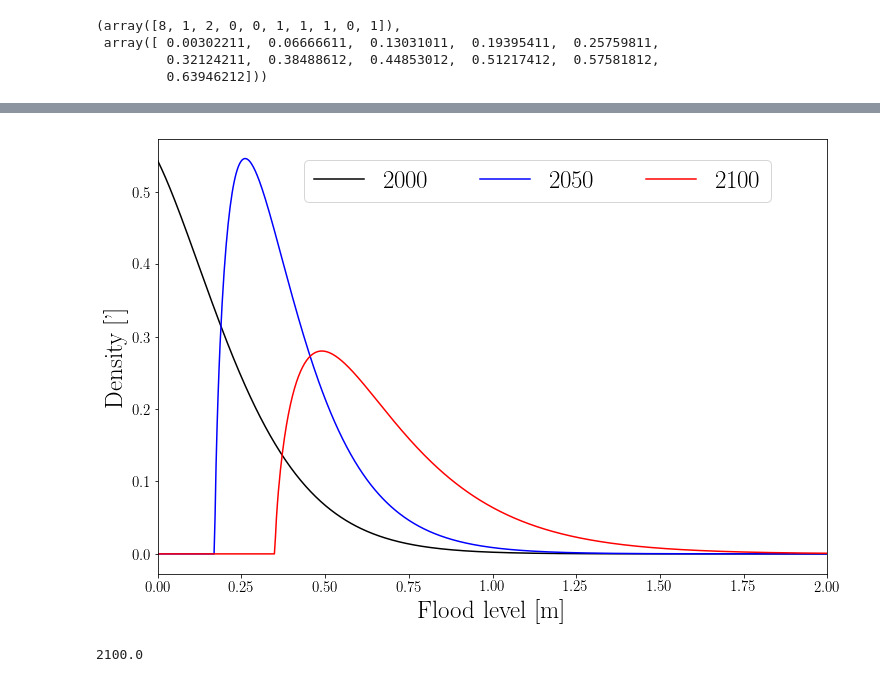
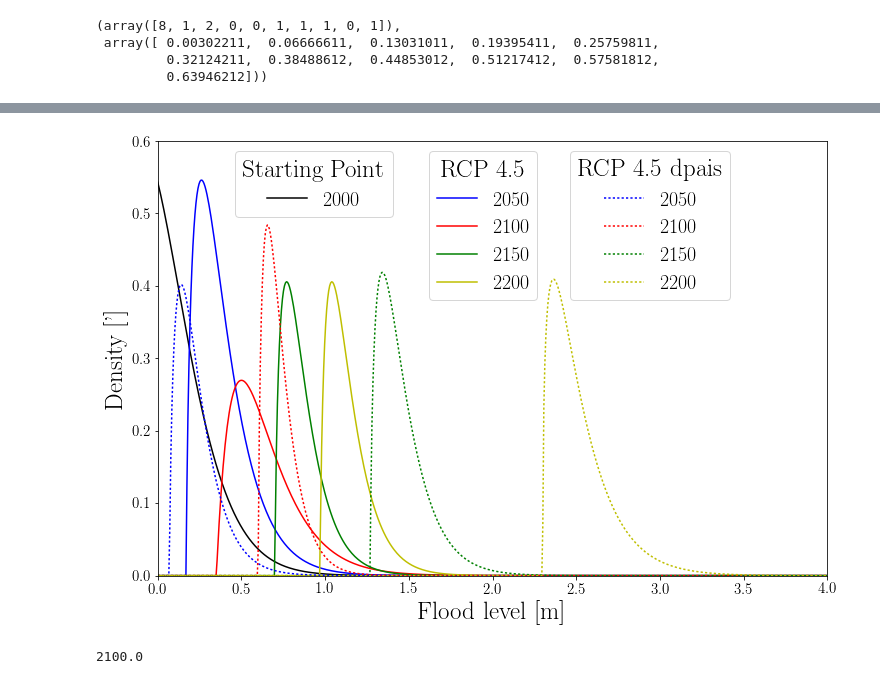
Before and after one commit to CoastalHazardsVT/ReadRemoteData, a Jupyter notebook: Create_Plots.ipynb, the cells around one changed output, grey strips where cells are left out. Drawn from its saved outputs; the diff is of its cells as text; code cells hidden in the pictures.

```diff
--- a/Create_Plots.ipynb
+++ b/Create_Plots.ipynb
@@ -177,15 +233,33 @@ def weibull(u,shape,scale):
 # %%
 from scipy.interpolate import UnivariateSpline
 n=len(y2100_s)
-xx=linspace(0.0,3,31)
+xx=linspace(0.0,4,41)
 p_2000, x_2000 = histogram(y2000_s, bins=xx,normed=True) # bin it into n = N/10 bins
 x_2000 = x_2000[:-1] + (x_2000[1] - x_2000[0])/2   # convert bin edges to centers
 
 p_2050, x_2050 = histogram(y2050_s, bins=xx,normed=True) # bin it into n = N/10 bins
 x_2050 = x_2050[:-1] + (x_2050[1] - x_2050[0])/2
 
+p_2050_a, x_2050_a = histogram(y2050_a_s, bins=xx,normed=True) # bin it into n = N/10 bins
+x_2050_a = x_2050_a[:-1] + (x_2050_a[1] - x_2050_a[0])/2
+
 p_2100, x_2100 = histogram(y2100_s, bins=xx,normed=True) # bin it into n = N/10 bins
 x_2100 = x_2100[:-1] + (x_2100[1] - x_2100[0])/2   # convert bin edges to centers
+
+p_2100_a, x_2100_a = histogram(y2100_a_s, bins=xx,normed=True) # bin it into n = N/10 bins
+x_2100_a = x_2100_a[:-1] + (x_2100_a[1] - x_2100_a[0])/2   # convert bin edges to centers
+
+p_2150, x_2150 = histogram(y2150_s, bins=xx,normed=True) # bin it into n = N/10 bins
+x_2150 = x_2150[:-1] + (x_2150[1] - x_2150[0])/2
+
+p_2150_a, x_2150_a = histogram(y2150_a_s, bins=xx,normed=True) # bin it into n = N/10 bins
+x_2150_a = x_2150_a[:-1] + (x_2150_a[1] - x_2150_a[0])/2
+
+p_2200, x_2200 = histogram(y2200_s, bins=xx,normed=True) # bin it into n = N/10 bins
+x_2200 = x_2200[:-1] + (x_2200[1] - x_2200[0])/2   # convert bin edges to centers
+
+p_2200_a, x_2200_a = histogram(y2200_a_s, bins=xx,normed=True) # bin it into n = N/10 bins
+x_2200_a = x_2200_a[:-1] + (x_2200_a[1] - x_2200_a[0])/2   # convert bin edges to centers
 
 
 
@@ -211,41 +276,92 @@ from scipy.stats import skewnorm
 # %%
 import scipy.stats as stats
 #fit_alpha, fit_loc, fit_beta=stats.gamma.fit(y2100_s)
 param = stats.gamma.fit(y2100_s, floc=0)
-n_x=linspace(0,3.0,1000)
+n_x=linspace(0,6.0,1000)
 
 
 mm_2000=sum(p_2000)
 param_2000 = [7.0, -0.640,0.09]
 pdf_fitted = stats.gamma.pdf(n_x, *param_2000)
-plot(n_x, pdf_fitted/3., color='k',label="2000")
+p1, = plot(n_x, pdf_fitted/3., color='k',label="2000")
 
 
 
 mm_2050=sum(p_2050)
 param_2050 = [1.7, 0.17,0.13]
 pdf_fitted = stats.gamma.pdf(n_x, *param_2050)
-plot(n_x, pdf_fitted/6., color='b',label="2050")
+p2, =plot(n_x, pdf_fitted/6., color='b',label="2050")
+
+param_2100 = [2, 0.35,0.15]
+pdf_fitted = stats.gamma.pdf(n_x, *param_2100)
+mm_2100=sum(p_2100)
+p3, =plot(n_x, pdf_fitted/9.1, color='r',label="2100")
+
+mm_2150=sum(p_2150)
+param_2150 = [1.7, 0.7,0.1]
+pdf_fitted = stats.gamma.pdf(n_x, *param_2150)
+p4, =plot(n_x, pdf_fitted/10.5, color='g',label="2150")
+
+param_2200 = [1.7, 0.97,0.10]
+pdf_fitted = stats.gamma.pdf(n_x, *param_2200)
+mm_2200=sum(p_2200)
+p5, =plot(n_x, pdf_fitted/10.5, color='y',label="2200")
+
+mm_2050_a=sum(p_2050_a)
+param_2050_a = [1.7, 0.07,0.1]
+pdf_fitted = stats.gamma.pdf(n_x, *param_2050_a)
+p2a, =plot(n_x, pdf_fitted/10.6, 'b:',label="2050")
 
 
-param_2100 = [1.7, 0.35,0.2]
-pdf_fitted = stats.gamma.pdf(n_x, *param_2100)
-mm_2100=sum(p_2100)
-plot(n_x, pdf_fitted/7.6, color='r',label="2100")
+mm_2100_a=sum(p_2100_a)
+param_2100_a = [1.7, 0.6,0.08]
+pdf_fitted = stats.gamma.pdf(n_x, *param_2100_a)
+p3a, =plot(n_x, pdf_fitted/11, 'r:',label="2100")
 
-legend(loc='upper left', bbox_to_anchor=(0.2,0.98), fancybox=True, shadow=False, ncol=4, numpoints=1)
+
+
+
+
+
+mm_2150_a=sum(p_2150_a)
+param_2150_a = [1.6, 1.27,0.12]
+pdf_fitted = stats.gamma.pdf(n_x, *param_2150_a)
+p4a, =plot(n_x, pdf_fitted/9, 'g:',label="2150")
+
+mm_2200_a=sum(p_2200_a)
+param_2200 = [1.4, 2.3,0.16]
+pdf_fitted = stats.gamma.pdf(n_x, *param_2200)
+p5a, =plot(n_x, pdf_fitted/8., 'y:',label="2200")
+
+
+p7, = plot([0],  marker='None',
+           linestyle='None', label='dummy-empty')
+
+first_legend = legend(handles=[p2,p3,p4,p5],title="RCP 4.5", loc='upper left',bbox_to_anchor=(0.39,1.0), fancybox=True)
+second_legend = legend(handles=[p1],title="Starting Point", loc='upper left',bbox_to_anchor=(0.1,1.0), fancybox=True)
+third_legend = legend(handles=[p2a,p3a,p4a,p5a],title="RCP 4.5 dpais", loc='upper left',bbox_to_anchor=(0.6,1.0), fancybox=True)
+
+# Add the legends manually to the current Axes.
+ax = plt.gca().add_artist(first_legend)
+ax = plt.gca().add_artist(second_legend)
+
+#legend(title="Legend",loc='upper left', bbox_to_anchor=(-0.1,1.15), fancybox=True, shadow=False, ncol=4, numpoints=1)
 
 # plot the histogram
 # plot(x_2100, p_2100/mm_2100, 'ro')
-# plot(x_2050, p_2050/mm_2050, 'bo')
+#plot(x_2050, p_2050/mm_2050, 'go')
+#plot(x_2050_a, p_2050_a/mm_2050_a, 'bo')
+#plot(x_2200_a, p_2200_a/mm_2200_a, 'ro')
+#plot(x_2150, p_2150/mm_2150, 'bo')
+#plot(x_2200, p_2200/mm_2200, 'ko')
 # plot(x_2000, p_2000/mm_2000, 'ko')
-xlim(0,2)
-#ylim(-0.5,1)
+xlim(0,4)
+ylim(-0.,0.6)
 xlabel("Flood level [m]",size=25)
 ylabel("Density [']",size=25)
 savefig('flood_level_prob.png',dpi=501, bbox_inches="tight")
 # %% [output]
-[figure, old version]
+[figure, new version]
 # %%
 year[10]
 # %% [output]
```
Also changed, not shown: parts of 15 cells of this notebook, 1 other file.
